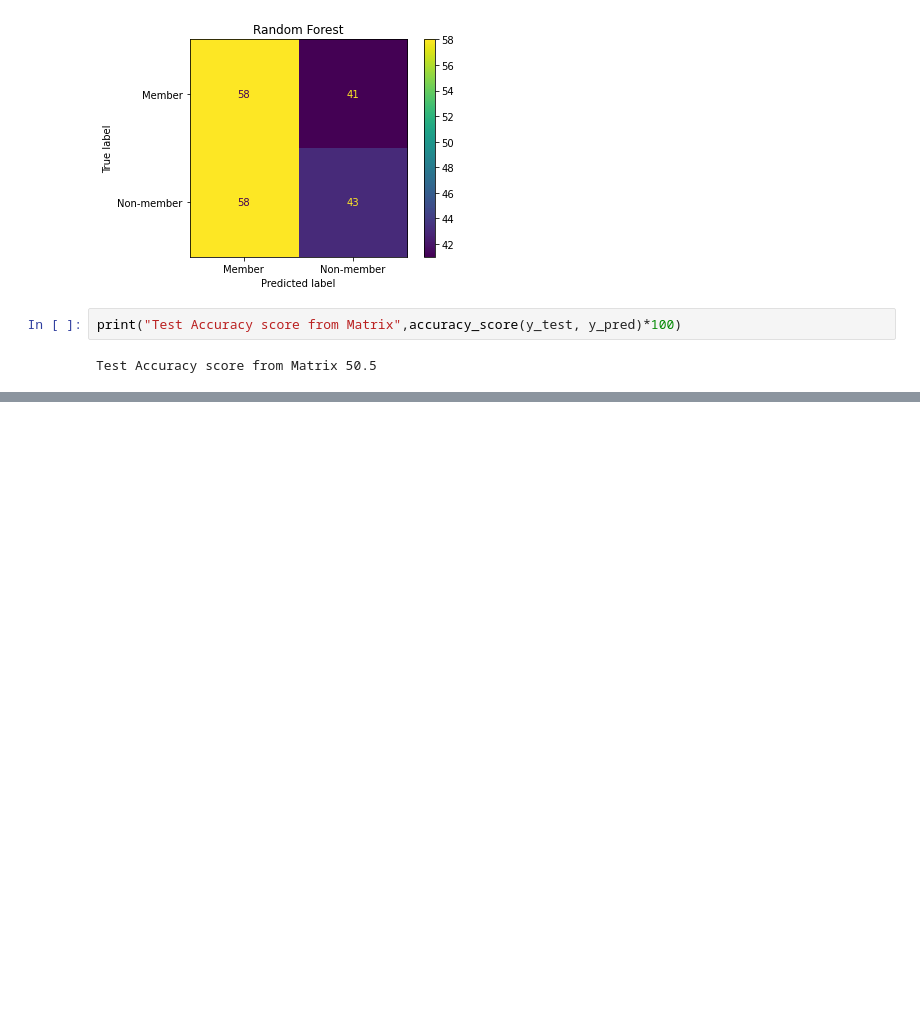
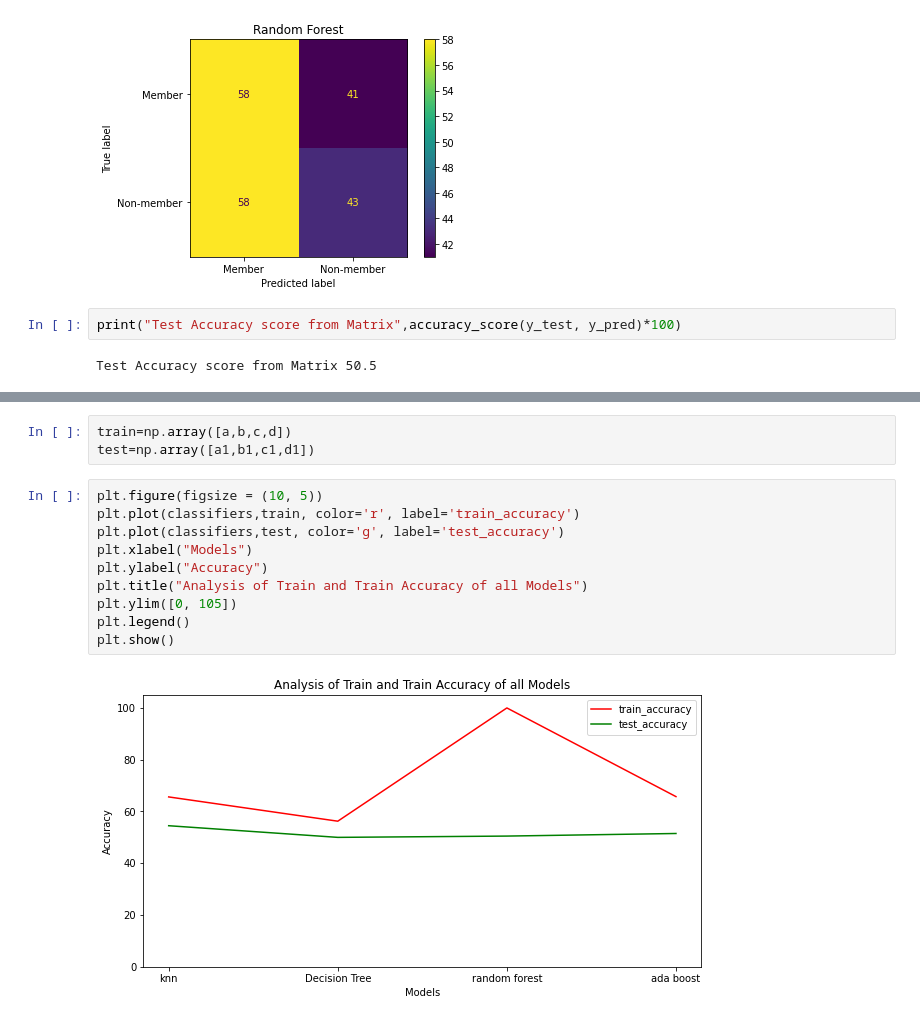
Before and after one commit to tallanikhila/SDM-Project-customerPrediction, a Jupyter notebook: model_analysis.ipynb, the cells around one changed output, grey strips where cells are left out. Saved outputs shown, nothing was run; the diff lists cells and outputs as text; blank space fills up the shorter version.

```diff
--- a/model_analysis.ipynb
+++ b/model_analysis.ipynb
@@ -393,0 +504,15 @@ Test Accuracy score from Matrix 50.5
+# %%
+train=np.array([a,b,c,d])
+test=np.array([a1,b1,c1,d1])
+# %%
+plt.figure(figsize = (10, 5))
+plt.plot(classifiers,train, color='r', label='train_accuracy')
+plt.plot(classifiers,test, color='g', label='test_accuracy')
+plt.xlabel("Models")
+plt.ylabel("Accuracy")
+plt.title("Analysis of Train and Train Accuracy of all Models")
+plt.ylim([0, 105])
+plt.legend()
+plt.show()
+# %% [output]
+[figure, added]
```
Also changed, not shown: parts of 12 cells of this notebook.
